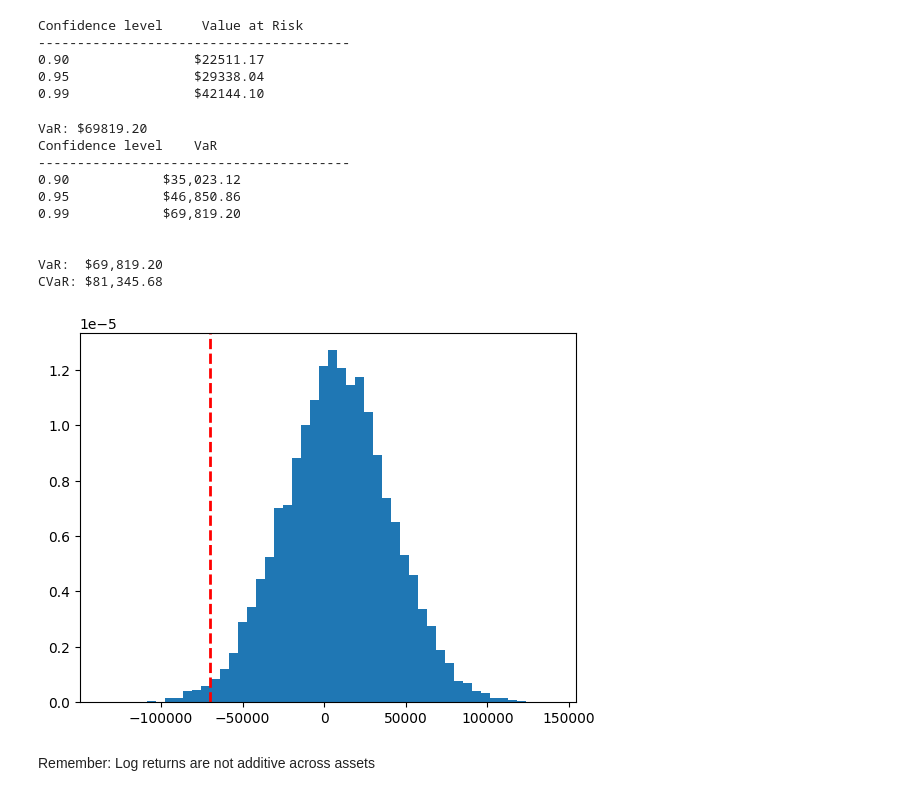
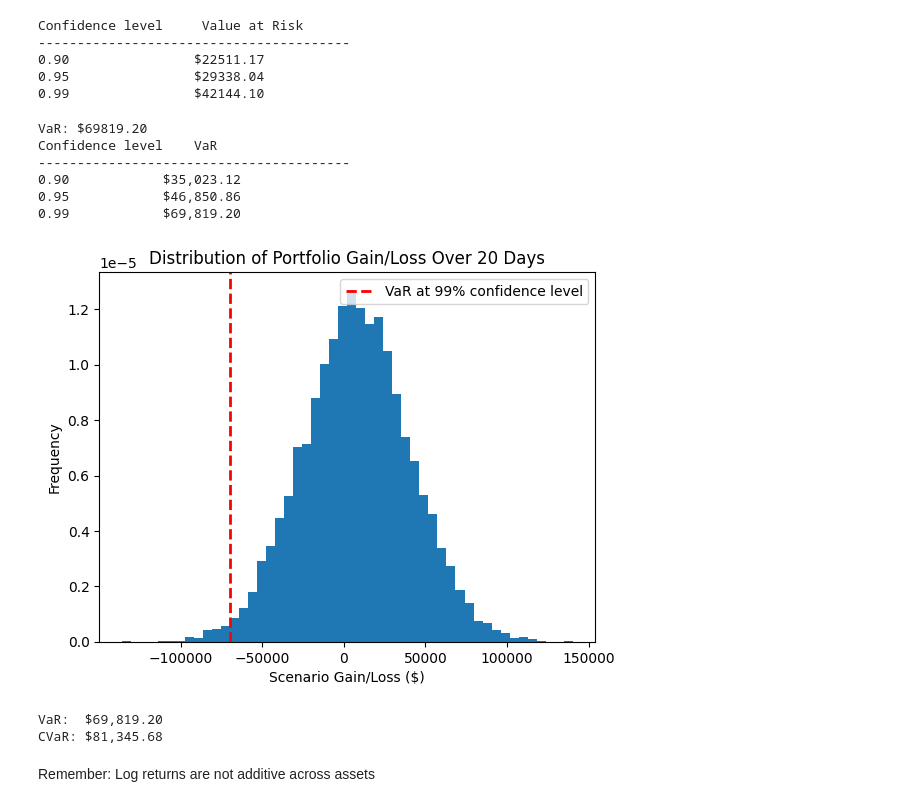
Before and after one commit to amanpoonia/SBeta_preparation, a Jupyter notebook: Risk/VaR_CVaR.ipynb, the cells around one changed output. Cells and saved outputs as stored; diff of their text form; code cells hidden in the pictures.

```diff
--- a/Risk/VaR_CVaR.ipynb
+++ b/Risk/VaR_CVaR.ipynb
@@ -165,40 +165,45 @@ for i in range(n_sims):
 VaR = -np.percentile(sims, 100*(1-confidence_level))
 print(f'VaR: ${VaR:.2f}')
 
+#-------------------------------------------------------------
+
 confidence_levels = [.90, .95, .99]
 VaRs = []
 for c in confidence_levels:
   var = -np.percentile(sims, 100*(1-c))
   VaRs.append(var)
 
 print(f"{'Confidence level':<20}{'VaR':<10}")
 print("-"*40)
 for c in range(len(confidence_levels)):
   print(f'{confidence_levels[c]:.2f} {'':<10} ${VaRs[c]:,.2f}')
 print('\n')
 
 # Visualizations
 plt.hist(sims, bins=50, density=True)
 plt.axvline(-VaR, color='r', linestyle='dashed', linewidth=2, label=f'VaR at {confidence_level:.0%} confidence level')
+plt.xlabel('Scenario Gain/Loss ($)')
+plt.ylabel('Frequency')
+plt.title(f'Distribution of Portfolio Gain/Loss Over {days} Days')
+plt.legend()
+plt.show()
 
 # cVaR
 sims = np.array(sims)
 cVaR = -np.mean(sims[sims<=-VaR])
 print(f'VaR:  ${VaR:,.2f}')
 print(f'CVaR: ${cVaR:,.2f}')
 print('\n')
 # %% [output]
 VaR: $69819.20
 Confidence level    VaR
 ----------------------------------------
 0.90            $35,023.12
 0.95            $46,850.86
 0.99            $69,819.20
-
-
-VaR:  $69,819.20
-CVaR: $81,345.68
-[figure, old version]
+[figure, new version]
+VaR:  $69,819.20
+CVaR: $81,345.68
 # %% [markdown]
 Remember:
 Log returns are not additive across assets
```
